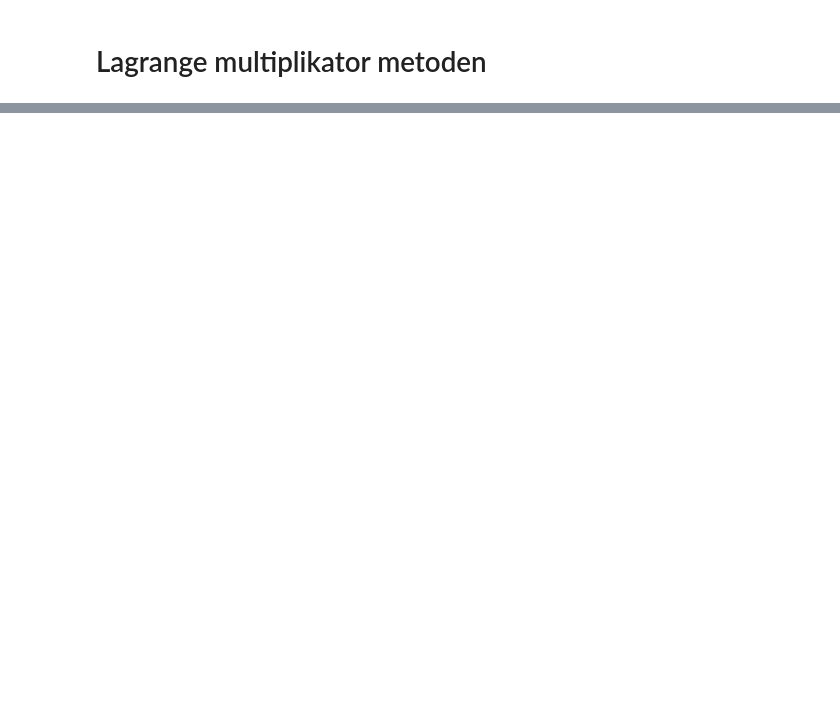
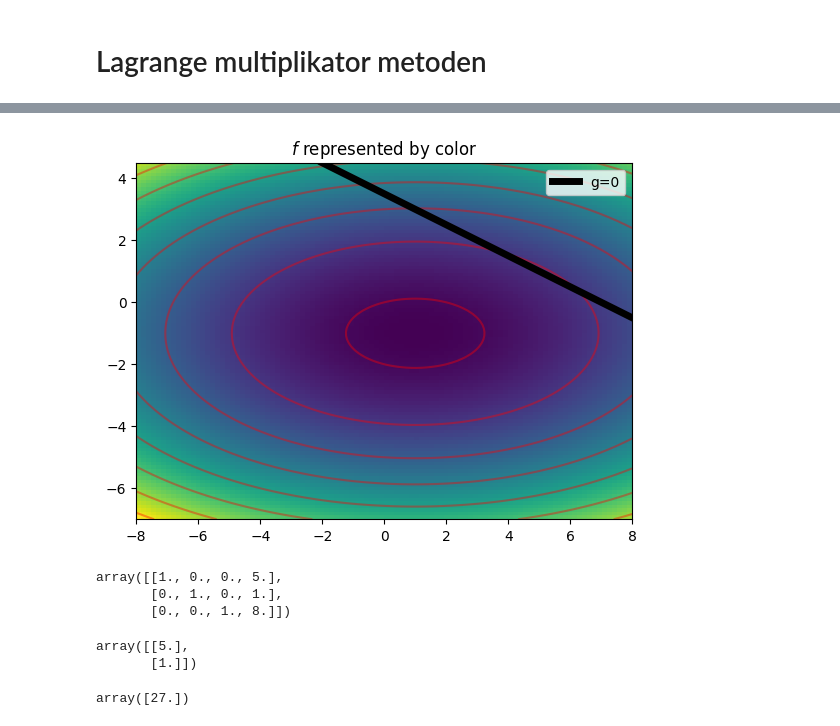
Before and after one commit to mbr085/V25MAT102, a Jupyter notebook: notebooks/uke10/lagrange_metoden.ipynb, the cells around one changed output, grey strips where cells are left out. Saved outputs shown, nothing was run; the diff lists cells and outputs as text; code cells hidden in the pictures; blank space fills up the shorter version.

```diff
--- a/notebooks/uke10/lagrange_metoden.ipynb
+++ b/notebooks/uke10/lagrange_metoden.ipynb
@@ -57,0 +88,31 @@ ikke være et lokalt minimumspunkt for $f$ under betingelsen $g(\mathbf{p}) = 0$
+# %%
+# @title Plotter
+# import matplotlib.pyplot as plt
+
+# from matplotlib import cm
+# from mpl_toolkits.mplot3d import axes3d
+
+# Define the function
+def f(x):
+    x1, x2 = x
+    return x1**2 + 4*x2**2 - 2*x1 + 8*x2
+# Create a grid of x and y values
+x1 = np.linspace(-8, 8, 100)
+x2 = np.linspace(-7, 9/2, 100)
+x = np.meshgrid(x1, x2)
+
+# Compute the function values
+x3 = f(x)
+
+# Create a 3D plot
+fig, ax = plt.subplots()
+# CS = ax.contour(X, Y, Z)
+ax.imshow(x3[::-1], extent=[np.min(x1), np.max(x1), np.min(x2), np.max(x2)])
+#ax.scatter(x[0], x[1], c=x3, cmap='viridis', edgecolor='none', alpha=0.6)
+ax.contour(x1, x2, x3, colors='red', alpha=.4) #, cmap=cm.coolwarm)  # Plot contour curves
+ax.plot([-2, 8], [9/2, -1/2], linewidth=5, color='black', label=r'g=0')
+plt.legend()
+plt.title(r'$f$ represented by color')
+ax.set_aspect(1)
+# %% [output]
+[figure, added]
@@ -57,0 +127,16 @@ ikke være et lokalt minimumspunkt for $f$ under betingelsen $g(\mathbf{p}) = 0$
+# %%
+B = gauss_jordan(A)
+B
+# %% [output]
+array([[1., 0., 0., 5.],
+       [0., 1., 0., 1.],
+       [0., 0., 1., 8.]])
+# %%
+B[:-1, [-1]]
+# %% [output]
+array([[5.],
+       [1.]])
+# %%
+f(B[:-1, [-1]])
+# %% [output]
+array([27.])
```
Also changed, not shown: parts of 21 cells of this notebook, 2 other files.
